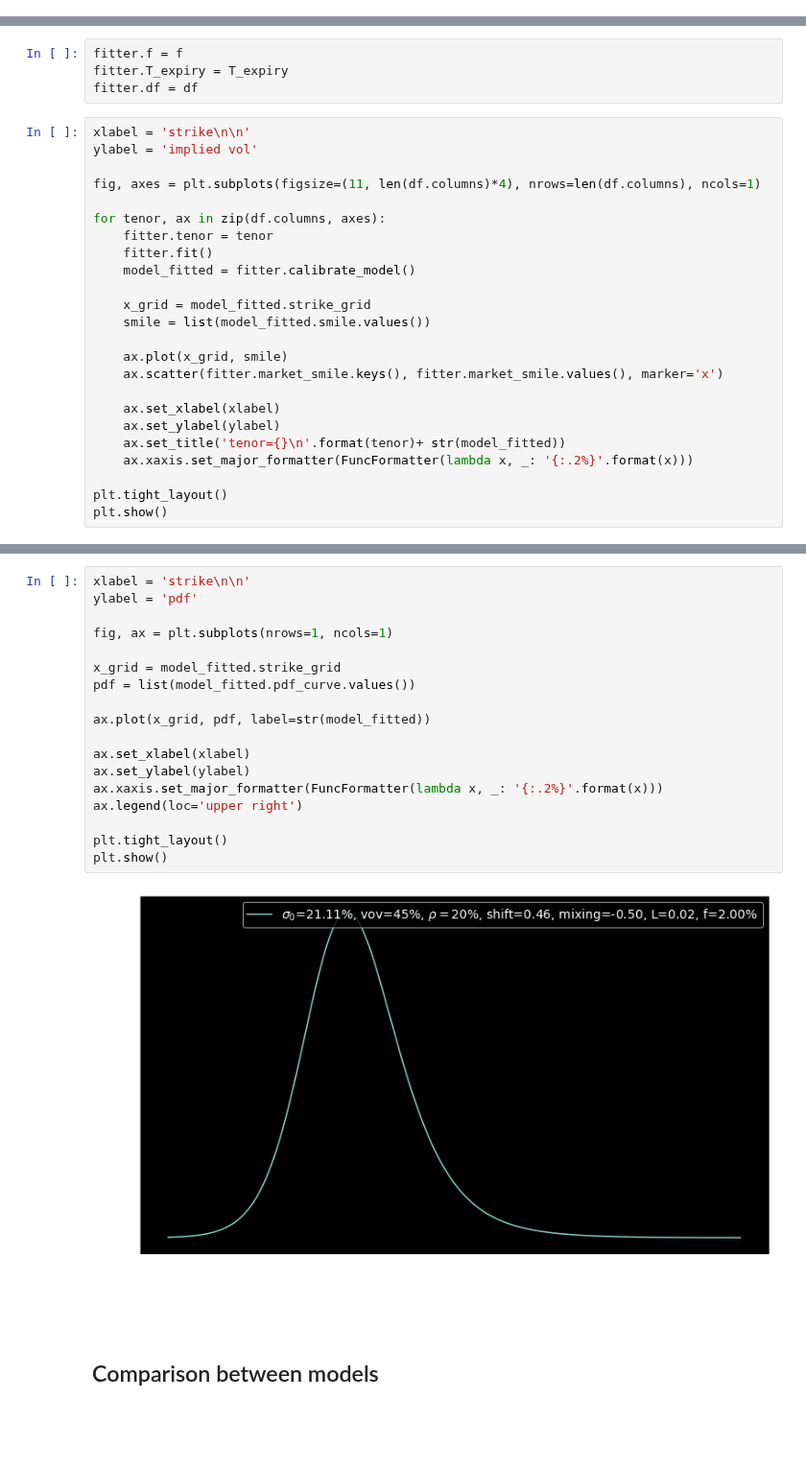
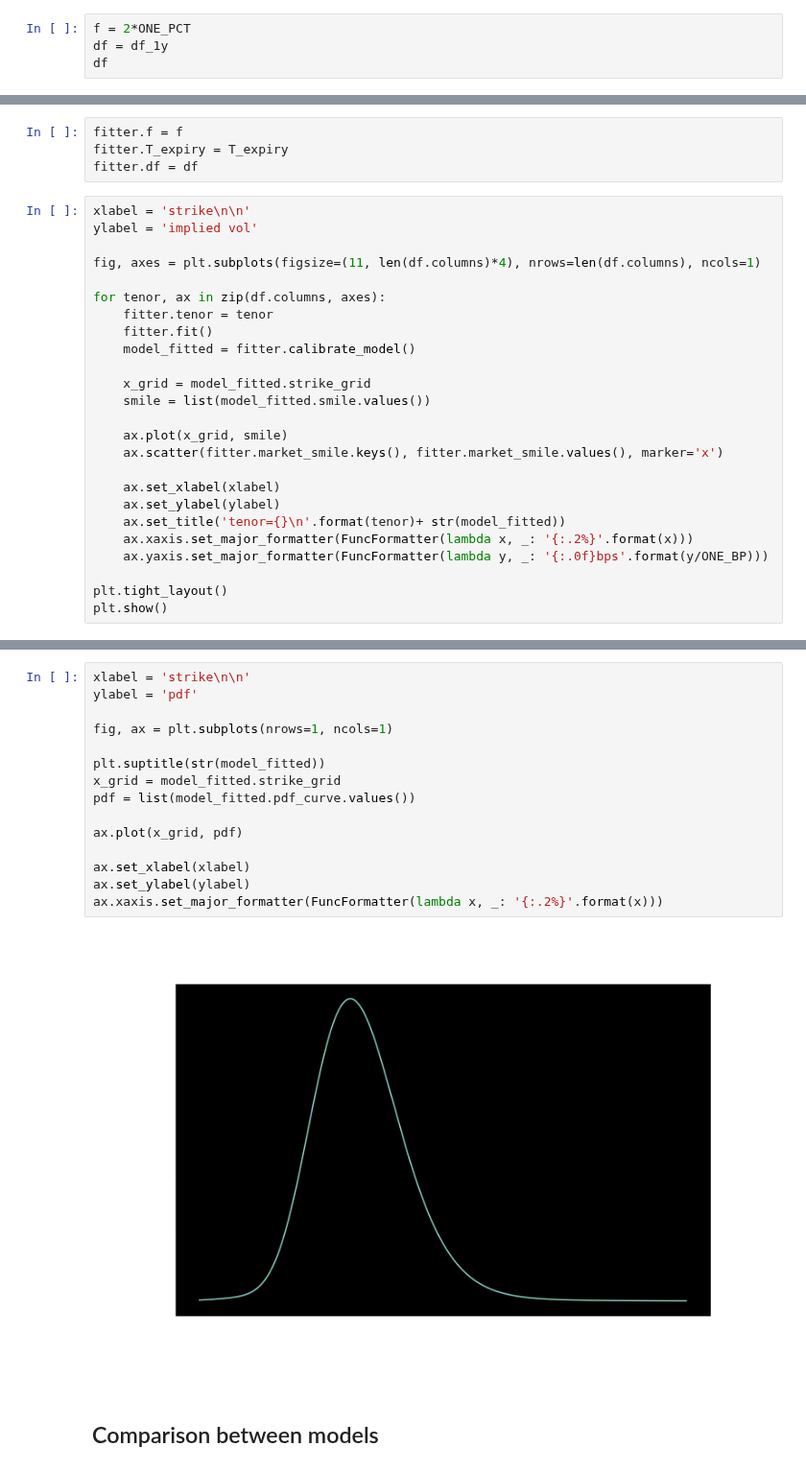
Before and after one commit to sauxpa/Quant, a Jupyter notebook: volmodels_examples/model_fit.ipynb, the cells around one changed output, grey strips where cells are left out. Shown at 96% size. Cells and saved outputs as stored; diff of their text form; blank space fills up the shorter version.

```diff
--- a/volmodels_examples/model_fit.ipynb
+++ b/volmodels_examples/model_fit.ipynb
@@ -115,0 +123,4 @@ df = df_1y
+# %%
+f = 2*ONE_PCT
+df = df_1y
+df
@@ -138,6 +161,7 @@ for tenor, ax in zip(df.columns, axes):
     ax.set_ylabel(ylabel)
     ax.set_title('tenor={}\n'.format(tenor)+ str(model_fitted))
     ax.xaxis.set_major_formatter(FuncFormatter(lambda x, _: '{:.2%}'.format(x)))
+    ax.yaxis.set_major_formatter(FuncFormatter(lambda y, _: '{:.0f}bps'.format(y/ONE_BP)))
 
 plt.tight_layout()
 plt.show()
@@ -146,23 +172,20 @@ plt.show()
 # %%
 xlabel = 'strike\n\n'
 ylabel = 'pdf'
 
 fig, ax = plt.subplots(nrows=1, ncols=1)
 
+plt.suptitle(str(model_fitted))
 x_grid = model_fitted.strike_grid
 pdf = list(model_fitted.pdf_curve.values())
 
-ax.plot(x_grid, pdf, label=str(model_fitted))
+ax.plot(x_grid, pdf)
 
 ax.set_xlabel(xlabel)
 ax.set_ylabel(ylabel)
 ax.xaxis.set_major_formatter(FuncFormatter(lambda x, _: '{:.2%}'.format(x)))
-ax.legend(loc='upper right')
-
-plt.tight_layout()
-plt.show()
 # %% [output]
-[figure, old version]
+[figure, new version]
 # %% [markdown]
 ## Comparison between models
 # %%
```
Also changed, not shown: parts of 9 cells of this notebook.
